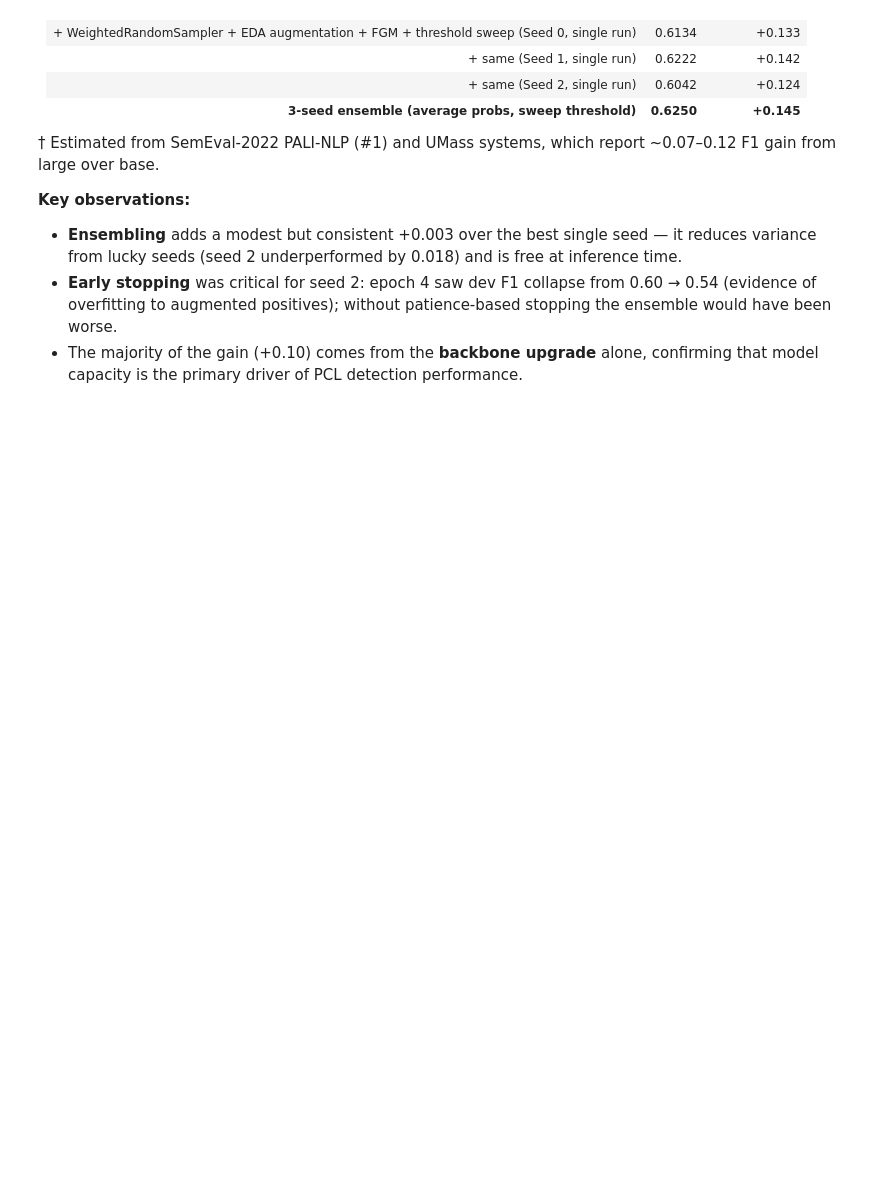
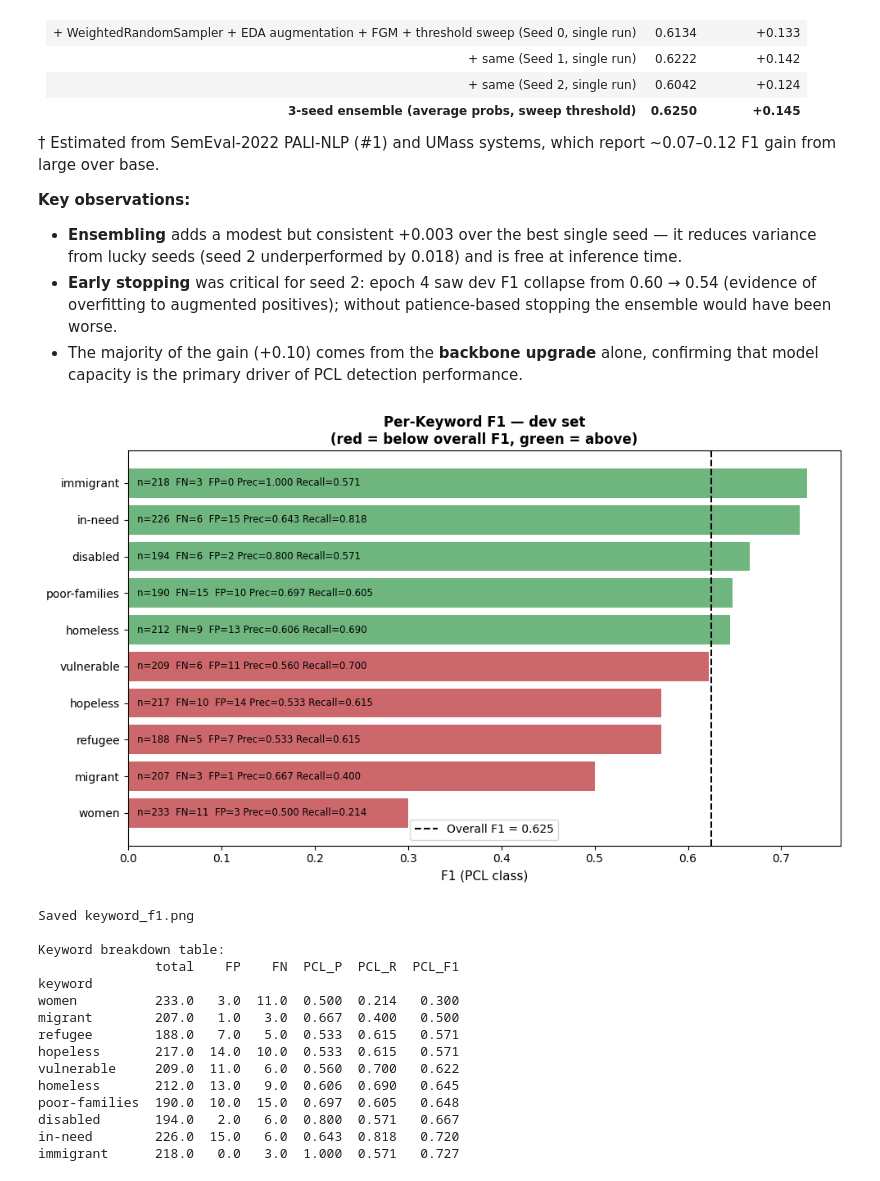
Before and after one commit to ArthurAllilaire/nlp, a Jupyter notebook: BestModel/train.ipynb, the cells around one changed output. Drawn from its saved outputs; the diff is of its cells as text; code cells hidden in the pictures; blank space fills up the shorter version.

```diff
--- a/BestModel/train.ipynb
+++ b/BestModel/train.ipynb
@@ -981,31 +1140,50 @@ Individual-seed F1 scores come from Cell 11b output; the baseline is the provide
 # %%
 
 # ── Cell LE-3: Keyword-Stratified F1 Bar Chart ────────────────────────────────
 # Rebuild err_by_kw in case Cell 16 was not run in this session
 err_by_kw = dev_df_eval.groupby('keyword').apply(
     lambda g: pd.Series({
         'total': len(g),
-        'FP': int(((g.pred==1) & (g.true==0)).sum()),
-        'FN': int(((g.pred==0) & (g.true==1)).sum()),
-        'PCL_F1': f1_score(g.true, g.pred, pos_label=1, zero_division=0),
+        'FP': ((g.pred==1) & (g.true==0)).sum(),
+        'FN': ((g.pred==0) & (g.true==1)).sum(),
+        'PCL_P': precision_score(g.true, g.pred, pos_label=1, zero_division=0),
+        'PCL_R': recall_score(g.true, g.pred, pos_label=1, zero_division=0),
+        'PCL_F1': f1_score(g.true, g.pred, pos_label=1, zero_division=0)
     })
 ).sort_values('PCL_F1')
 
 fig, ax = plt.subplots(figsize=(10, 6))
 colors = ['#C44E52' if f < best_f1 else '#55A868' for f in err_by_kw['PCL_F1']]
 ax.barh(err_by_kw.index, err_by_kw['PCL_F1'], color=colors, alpha=0.85)
 ax.axvline(best_f1, color='black', linestyle='--', linewidth=1.5, label=f'Overall F1 = {best_f1:.3f}')
 
 for i, (kw, row) in enumerate(err_by_kw.iterrows()):
-    ax.text(0.01, i, f"n={int(row.total)}  FN={int(row.FN)}", va='center', fontsize=8.5)
+    ax.text(0.01, i, f"n={int(row.total)}  FN={int(row.FN)}  FP={int(row.FP)} Prec={row.PCL_P:.3f} Recall={row.PCL_R:.3f}", va='center', fontsize=8.5)
 
 ax.set_xlabel('F1 (PCL class)', fontsize=11)
 ax.set_title('Per-Keyword F1 — dev set\n(red = below overall F1, green = above)', fontweight='bold')
 ax.legend()
 plt.tight_layout()
 plt.savefig('keyword_f1.png', dpi=120, bbox_inches='tight')
 plt.show()
 print('Saved keyword_f1.png')
 
 print('\nKeyword breakdown table:')
-print(err_by_kw[['total', 'FP', 'FN', 'PCL_F1']].round(3).to_string())
+print(err_by_kw[['total', 'FP', 'FN', 'PCL_P', 'PCL_R', 'PCL_F1']].round(3).to_string())
+# %% [output]
+[figure, added]
+Saved keyword_f1.png
+
+Keyword breakdown table:
+               total    FP    FN  PCL_P  PCL_R  PCL_F1
+keyword
+women          233.0   3.0  11.0  0.500  0.214   0.300
+migrant        207.0   1.0   3.0  0.667  0.400   0.500
+refugee        188.0   7.0   5.0  0.533  0.615   0.571
+hopeless       217.0  14.0  10.0  0.533  0.615   0.571
+vulnerable     209.0  11.0   6.0  0.560  0.700   0.622
+homeless       212.0  13.0   9.0  0.606  0.690   0.645
+poor-families  190.0  10.0  15.0  0.697  0.605   0.648
+disabled       194.0   2.0   6.0  0.800  0.571   0.667
+in-need        226.0  15.0   6.0  0.643  0.818   0.720
+immigrant      218.0   0.0   3.0  1.000  0.571   0.727
```
Also changed, not shown: parts of 6 cells of this notebook, 6 other files.
